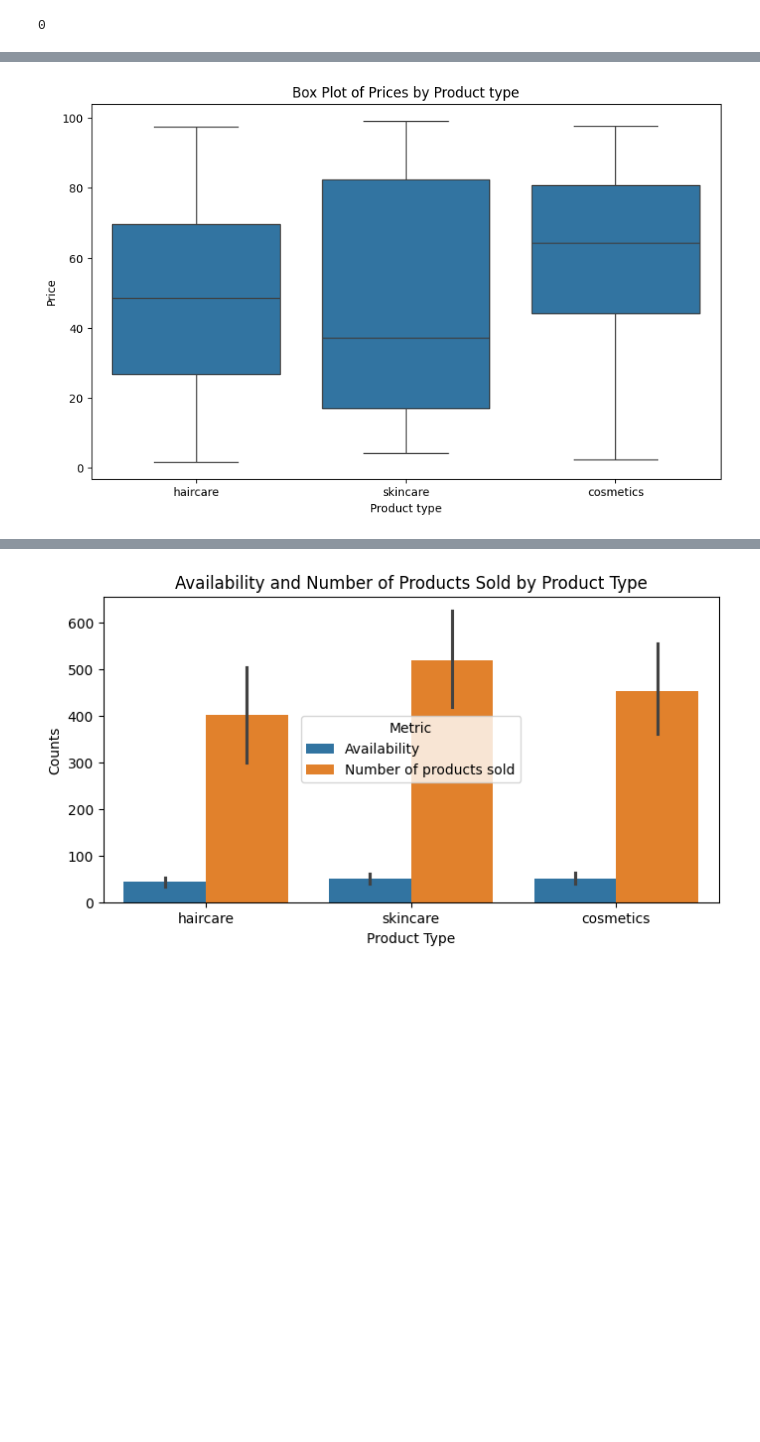
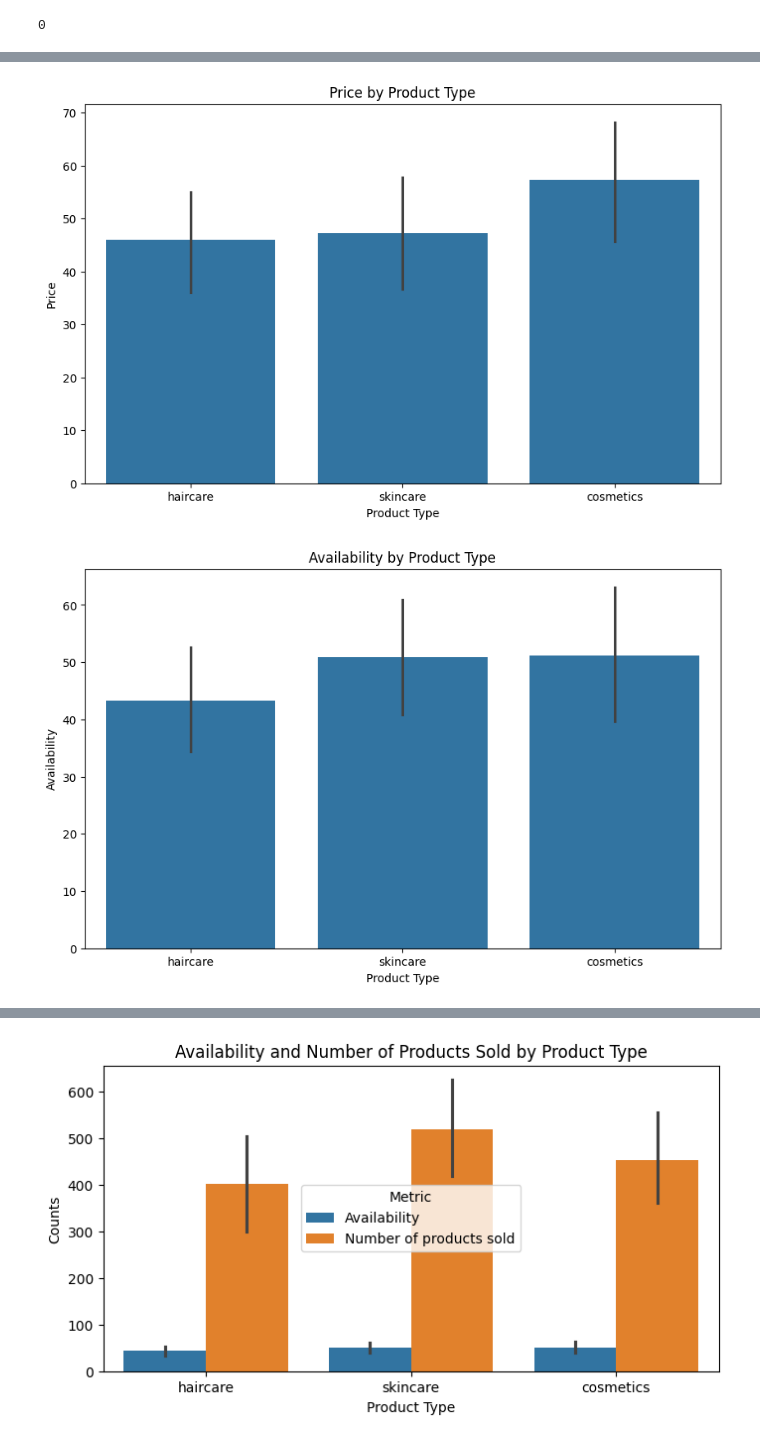
Before and after one commit to Gowtham933/Supply-chain-Data-Analysis-Project, a Jupyter notebook: Supply chain data analysis.ipynb, the cells around one changed output, grey strips where cells are left out. Drawn from its saved outputs; the diff is of its cells as text; code cells hidden in the pictures; blank space fills up the shorter version.

```diff
--- a/Supply chain data analysis.ipynb
+++ b/Supply chain data analysis.ipynb
@@ -96,9 +134,13 @@ data.describe()
 # %%
-#histogram for price
-plt.figure(figsize=(10, 6))
-sns.histplot(data['Price'], bins=20, kde=True)
-plt.title('Histogram of Price')
-plt.xlabel('Price')
-plt.ylabel('Frequency')
-plt.show()
+# Selecting int64 and float columns for undrsatnding distributions
+numeric_columns = data.select_dtypes(include=['int64', 'float64']).columns
+
+# Plot histograms for each numeric column
+for column in numeric_columns:
+    plt.figure(figsize=(10, 6))
+    sns.histplot(data[column], bins=10, kde=True)  # Adjust bins and kde as needed
+    plt.title(f'Histogram of {column}')
+    plt.xlabel(column)
+    plt.ylabel('Frequency')
+    plt.show()
 # %% [output]
@@ -106,11 +160,13 @@ plt.show()
 # %%
-#Univarient Analysis "To uderstand the distrbution of numerical values, checking for outliers"
-# Create the box plot
-plt.figure(figsize=(10, 6))
-sns.boxplot(x='Product type', y='Price', data=data)
-plt.title('Box Plot of Prices by Product type')
-plt.xlabel('Product type')
-plt.ylabel('Price')
-plt.show()
+col =["Price","Availability","Number of products sold","Revenue generated","Lead times","Order quantities"]
+# Create bar charts for each selected column against 'Product type'
+for column in col:
+    plt.figure(figsize=(10, 6))
+    sns.barplot(x='Product type', y=column, data=data)
+    plt.title(f'{column} by Product Type')
+    plt.xlabel('Product Type')
+    plt.ylabel(column)
+    plt.show()
 # %% [output]
-[figure, old version]
+[figure, new version]
+[figure, added]
```
Also changed, not shown: parts of 24 cells of this notebook.
